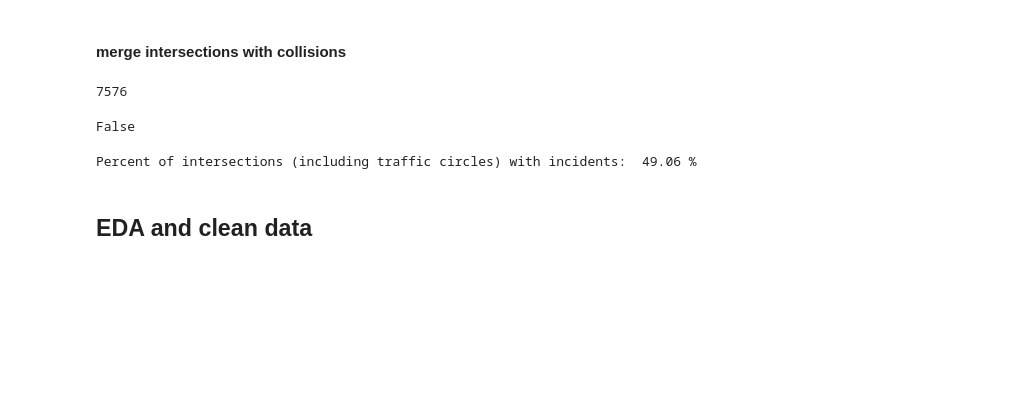
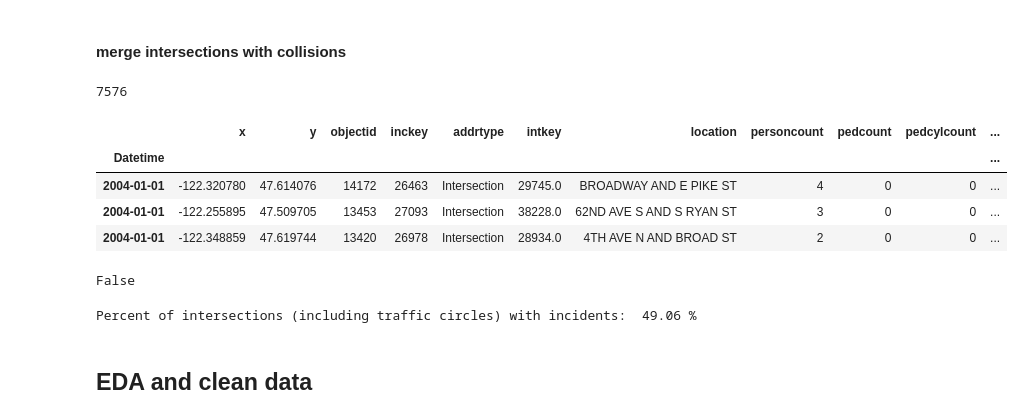
Before and after one commit to DataCircles/traffic_collisions_ml_team1, a Jupyter notebook: notebooks/cindy_intersect.ipynb, the cells around one changed output. Cells and saved outputs as stored; diff of their text form; code cells hidden in the pictures; blank space fills up the shorter version.

```diff
--- a/notebooks/cindy_intersect.ipynb
+++ b/notebooks/cindy_intersect.ipynb
@@ -38,9 +35,14 @@ intersection_n = pd.read_pickle('../data/processed/intersection_w_normalization.
 intersections = pd.read_csv('../data/Intersections.csv')
 # %% [markdown]
 ## Intersections
+# %%
+# lower case the column names
+
+intersections.columns = intersections.columns.map(str.lower)
+clean_data.columns = clean_data.columns.map(str.lower)
 # %%
 # COMPKEY in Intersections is INTKEY
 
-intersections.rename(columns={'COMPKEY': 'INTKEY'}, inplace=True)
+intersections.rename(columns={'compkey': 'intkey'}, inplace=True)
 intersections.columns
 # %% [output]
@@ -59,7 +61,15 @@ len(np.intersect1d(intersections['INTKEY'].unique(), clean_data['INTKEY'].unique
 # %%
 # Create dataframe with only intersections that are also in the collisions data
 
-intersections_accidents = clean_data[clean_data['INTKEY'].isin(intersections['INTKEY'])].copy()
+intersections_accidents = clean_data[clean_data['intkey'].isin(intersections['intkey'])].copy()
+# %%
+intersections_accidents.head(3)
+# %% [output]
+|  | x | y | objectid | inckey | addrtype | intkey | location | personcount | pedcount | pedcylcount | ... |
+| Datetime |  |  |  |  |  |  |  |  |  |  | ... |
+| 2004-01-01 | -122.320780 | 47.614076 | 14172 | 26463 | Intersection | 29745.0 | BROADWAY AND E PIKE ST | 4 | 0 | 0 | ... |
+| 2004-01-01 | -122.255895 | 47.509705 | 13453 | 27093 | Intersection | 38228.0 | 62ND AVE S AND S RYAN ST | 3 | 0 | 0 | ... |
+| 2004-01-01 | -122.348859 | 47.619744 | 13420 | 26978 | Intersection | 28934.0 | 4TH AVE N AND BROAD ST | 2 | 0 | 0 | ... |
 # %%
 # Create new column indicating 1 as there was an accident
 
```
Also changed, not shown: parts of 3 cells of this notebook, 1 other file.
